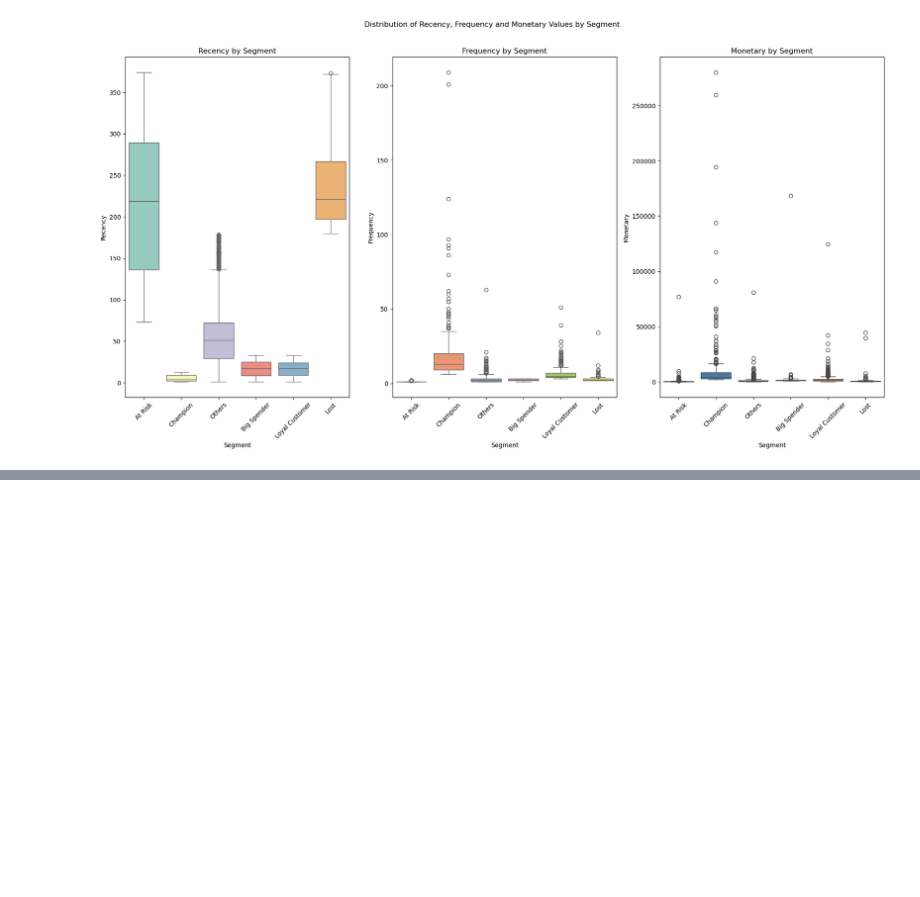
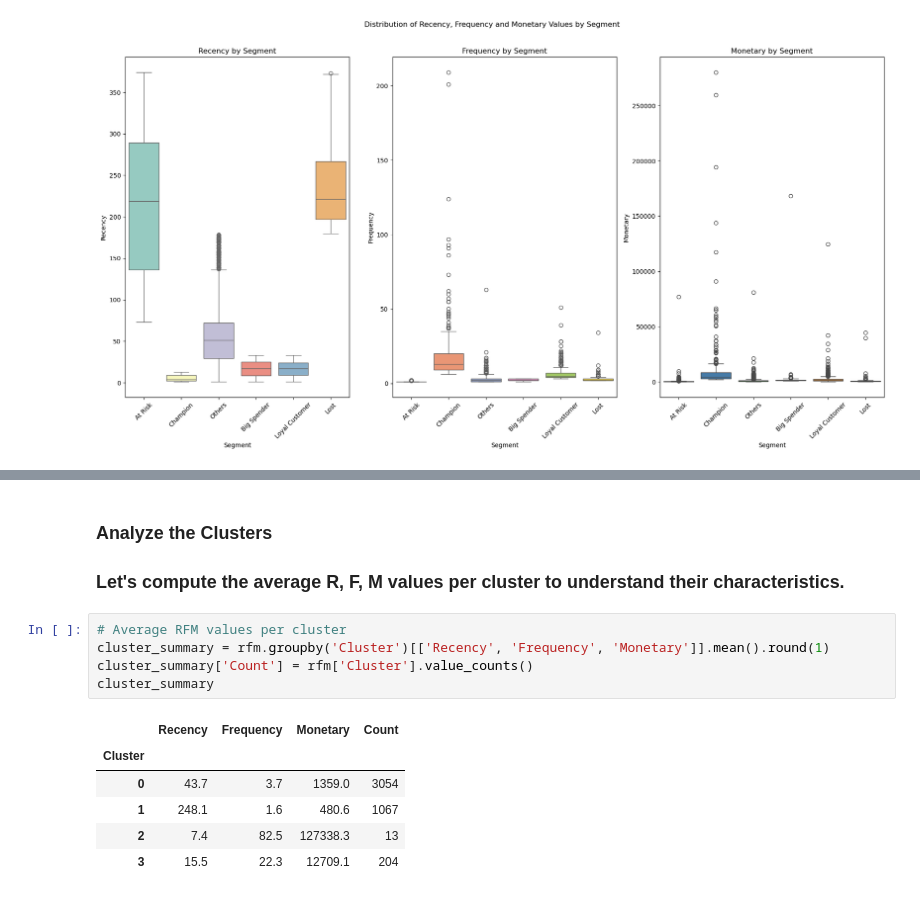
Before and after one commit to Michael-Nyawade/customer-segmentation-rfm, a Jupyter notebook: rfm-analysis.ipynb, the cells around one changed output, grey strips where cells are left out. Drawn from its saved outputs; the diff is of its cells as text; blank space fills up the shorter version.

```diff
--- a/rfm-analysis.ipynb
+++ b/rfm-analysis.ipynb
@@ -279,0 +372,16 @@ plt.show()
+# %% [markdown]
+### Analyze the Clusters
+
+### Let's compute the average R, F, M values per cluster to understand their characteristics.
+# %%
+# Average RFM values per cluster
+cluster_summary = rfm.groupby('Cluster')[['Recency', 'Frequency', 'Monetary']].mean().round(1)
+cluster_summary['Count'] = rfm['Cluster'].value_counts()
+cluster_summary
+# %% [output]
+|  | Recency | Frequency | Monetary | Count |
+| Cluster |  |  |  |  |
+| 0 | 43.7 | 3.7 | 1359.0 | 3054 |
+| 1 | 248.1 | 1.6 | 480.6 | 1067 |
+| 2 | 7.4 | 82.5 | 127338.3 | 13 |
+| 3 | 15.5 | 22.3 | 12709.1 | 204 |
```
Also changed, not shown: parts of 11 cells of this notebook, 3 other files.
